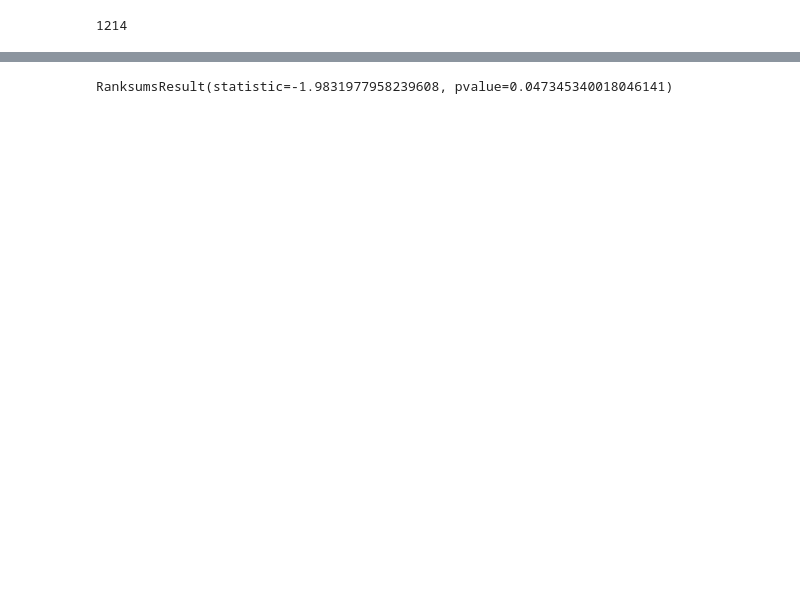
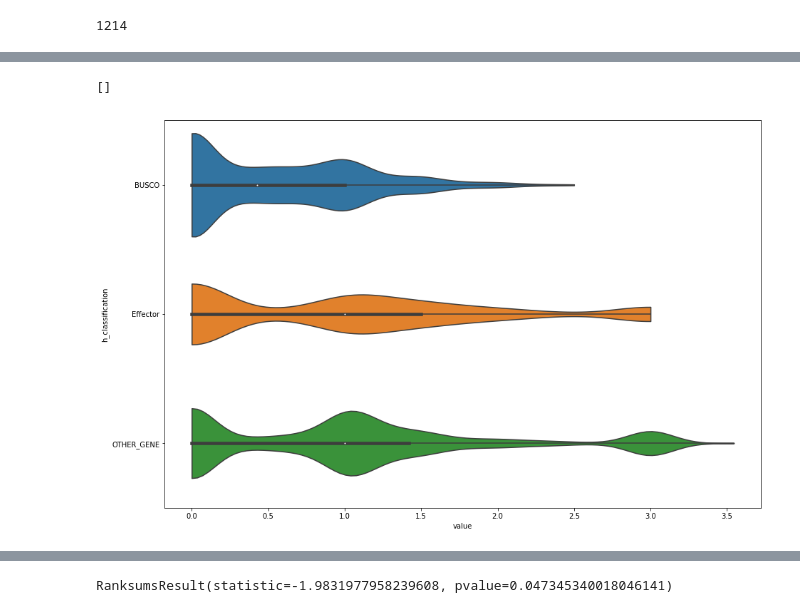
Before and after one commit to BenjaminSchwessinger/Pst_104E_analysis, a Jupyter notebook: Pst_104E_v12_post_allele_analysis_v02.ipynb, the cells around one changed output, grey strips where cells are left out. Cells and saved outputs as stored; diff of their text form; code cells hidden in the pictures; blank space fills up the shorter version.

```diff
--- a/Pst_104E_v12_post_allele_analysis_v02.ipynb
+++ b/Pst_104E_v12_post_allele_analysis_v02.ipynb
@@ -1217,0 +1192,15 @@ allele_hit_df['H_OTHER_GENE'] =  allele_hit_df.Target.apply(lambda x:\
+# %%
+df = allele_hit_df.loc[:,['protein/cds_levdist', "h_classification"]].fillna(0).copy()
+qdf = quant_cut_df(df.pivot(values='protein/cds_levdist', columns= 'h_classification'))
+
+f, ax = plt.subplots(figsize=(15, 10))
+df = qdf.melt()
+#ax.set_xscale("log")
+sns.violinplot(x='value', y="h_classification", data=df.sort_values("h_classification"), cut=0,
+          whis=np.inf)
+plt.setp(ax.artists, alpha=.01)
+#sns.swarmplot(x='protein/cds_levdist', y="p_classification", data=df,
+              #size=2, color=".3", linewidth=0)
+# %% [output]
+[]
+[figure, added]
```
Also changed, not shown: parts of 68 cells of this notebook, 1 other file.
